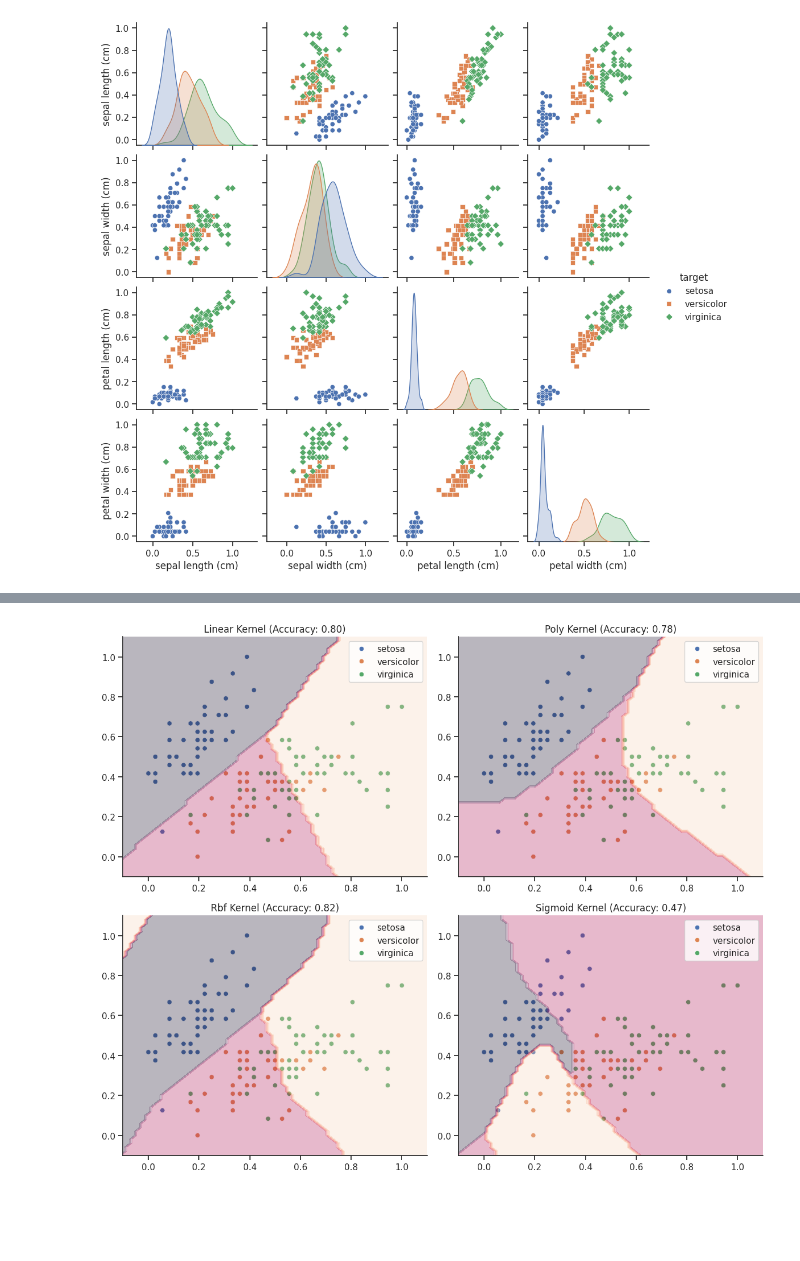
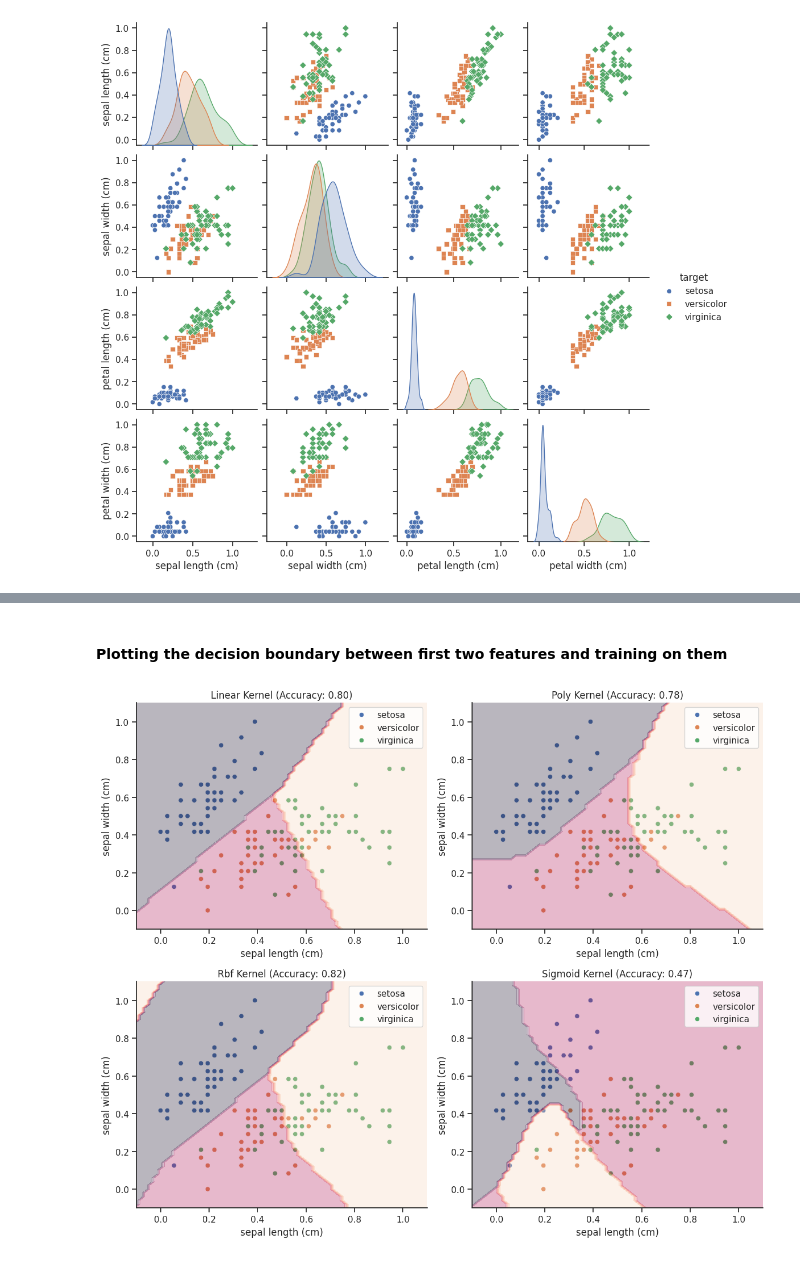
Before and after one commit to Dudam-Neeraj-Dattu/ML_Assignment_SVM_USD, a Jupyter notebook: iris_svm.ipynb, the cells around one changed output, grey strips where cells are left out. Saved outputs shown, nothing was run; the diff lists cells and outputs as text; code cells hidden in the pictures; blank space fills up the shorter version.

```diff
--- a/iris_svm.ipynb
+++ b/iris_svm.ipynb
@@ -97,12 +331,6 @@ sns.pairplot(df, hue="target", markers=["o", "s", "D"])
+# %% [markdown]
+#### Plotting the decision boundary between first two features and training on them
 # %%
-import numpy as np
-import matplotlib.pyplot as plt
-import seaborn as sns
-from sklearn.datasets import load_iris
-from sklearn.preprocessing import MinMaxScaler
-from sklearn.svm import SVC
-from sklearn.metrics import accuracy_score
-
 # Load the Iris dataset
 iris = load_iris()
 X = iris.data[:, :2]  # Select only the first two features
@@ -122,31 +350,33 @@ axs = axs.flatten()
 # Iterate over each kernel
 for i, kernel in enumerate(kernels):
     # Fit the SVM model
     model = SVC(kernel=kernel)
     model.fit(X_scaled, y)
 
     # Make predictions
     y_pred = model.predict(X_scaled)
 
     # Calculate accuracy
     accuracy = accuracy_score(y, y_pred)
 
     # Plot the decision boundary
     ax = axs[i]
     ax.set_title(f'{kernel.capitalize()} Kernel (Accuracy: {accuracy:.2f})')
+    ax.set_xlabel(iris.feature_names[0])
+    ax.set_ylabel(iris.feature_names[1])
     sns.scatterplot(x=X_scaled[:, 0], y=X_scaled[:, 1], hue=iris.target_names[y], ax=ax)
     sns.despine()
 
     # Create a meshgrid to plot the decision boundary
     h = 0.02  # Step size in the mesh
     x_min, x_max = X_scaled[:, 0].min() - 0.1, X_scaled[:, 0].max() + 0.1
     y_min, y_max = X_scaled[:, 1].min() - 0.1, X_scaled[:, 1].max() + 0.1
     xx, yy = np.meshgrid(np.arange(x_min, x_max, h), np.arange(y_min, y_max, h))
     Z = model.predict(np.c_[xx.ravel(), yy.ravel()])
     Z = Z.reshape(xx.shape)
     ax.contourf(xx, yy, Z, alpha=0.3)
 
 plt.tight_layout()
 plt.show()
 # %% [output]
-[figure, old version]
+[figure, new version]
```
Also changed, not shown: parts of 25 cells of this notebook, 1 other file.
